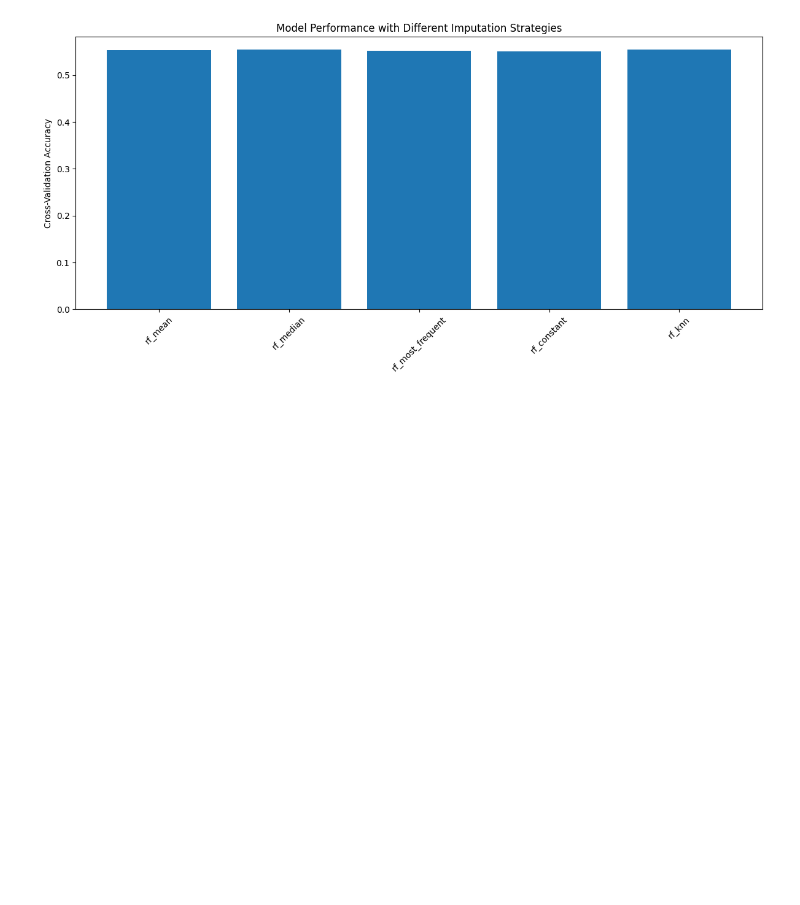
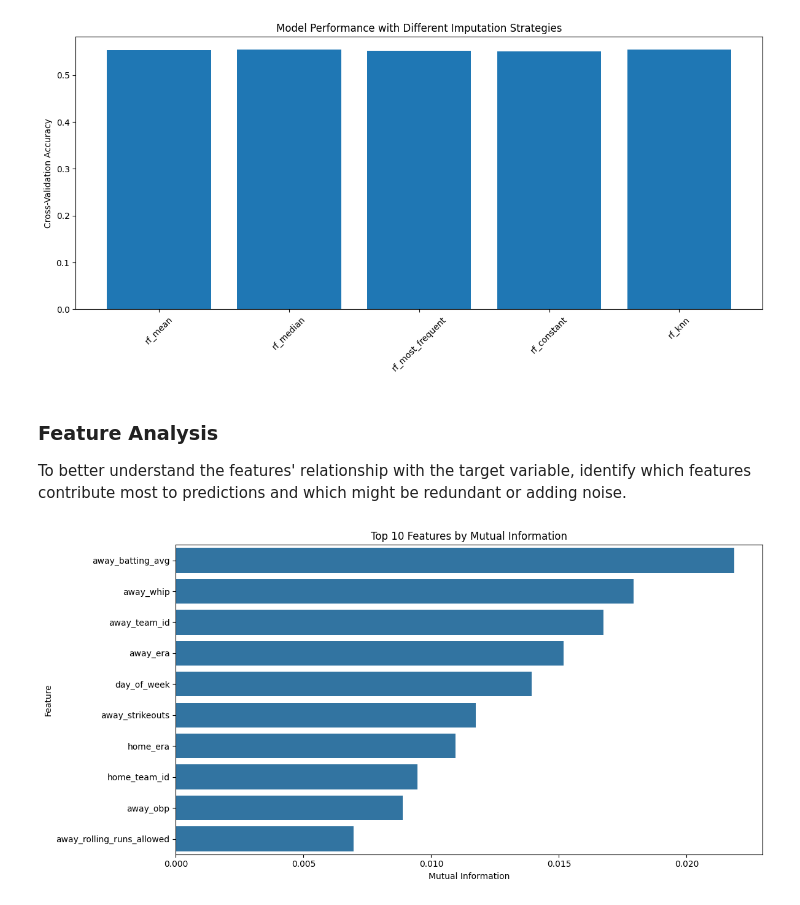
Before and after one commit to jbarkie/betbot, a Jupyter notebook: machine_learning/docs/notebooks/mlb-model-training.ipynb, the cells around one changed output. Drawn from its saved outputs; the diff is of its cells as text; code cells hidden in the pictures; blank space fills up the shorter version.

Commit message:
Add feature analysis
To determine which features correlate most to predictions.

```diff
--- a/machine_learning/docs/notebooks/mlb-model-training.ipynb
+++ b/machine_learning/docs/notebooks/mlb-model-training.ipynb
@@ -492,3 +493,48 @@ rf_knn:
 Best CV Score: 0.554
 Best Parameters: {'model__max_depth': 10, 'model__min_samples_leaf': 1, 'model__min_samples_split': 10, 'model__n_estimators': 200}
 [figure]
+# %% [markdown]
+### Feature Analysis
+
+To better understand the features' relationship with the target variable, identify which features contribute most to predictions and which might be redundant or adding noise.
+# %%
+def analyze_features(X, y, feature_names):
+    """
+    Analyze feature importance and relationships with target variable.
+
+    Parameters:
+    X: Feature matrix (after imputation)
+    y: Target variable
+    feature_names: List of feature names
+    """
+    mi_scores = mutual_info_classif(X, y)
+
+    feature_importance = pd.DataFrame({
+        'Feature': feature_names,
+        'Mutual Information': mi_scores
+    }).sort_values('Mutual Information', ascending=False)
+
+    correlation_matrix = pd.DataFrame(X, columns=feature_names).corr()
+
+    high_correlation_pairs = []
+    for i in range(len(correlation_matrix.columns)):
+        for j in range(i+1, len(correlation_matrix.columns)):
+            if abs(correlation_matrix.iloc[i,j]) > 0.8:
+                high_correlation_pairs.append({
+                    'Feature 1': correlation_matrix.columns[i],
+                    'Feature 2': correlation_matrix.columns[j],
+                    'Correlation': correlation_matrix.iloc[i,j]
+                })
+
+    return feature_importance, pd.DataFrame(high_correlation_pairs)
+# %%
+X_imputed = preprocessing_pipelines['mean'].fit_transform(training_data[feature_cols])
+feature_importance, high_correlation_pairs = analyze_features(X_imputed, training_data['home_team_won'], feature_cols)
+# %%
+plt.figure(figsize=(12, 6))
+sns.barplot(data=feature_importance.head(10), x='Mutual Information', y='Feature')
+plt.title('Top 10 Features by Mutual Information')
+plt.tight_layout()
+plt.show()
+# %% [output]
+[figure, added]
```
Also changed, not shown: parts of 1 cell of this notebook.
